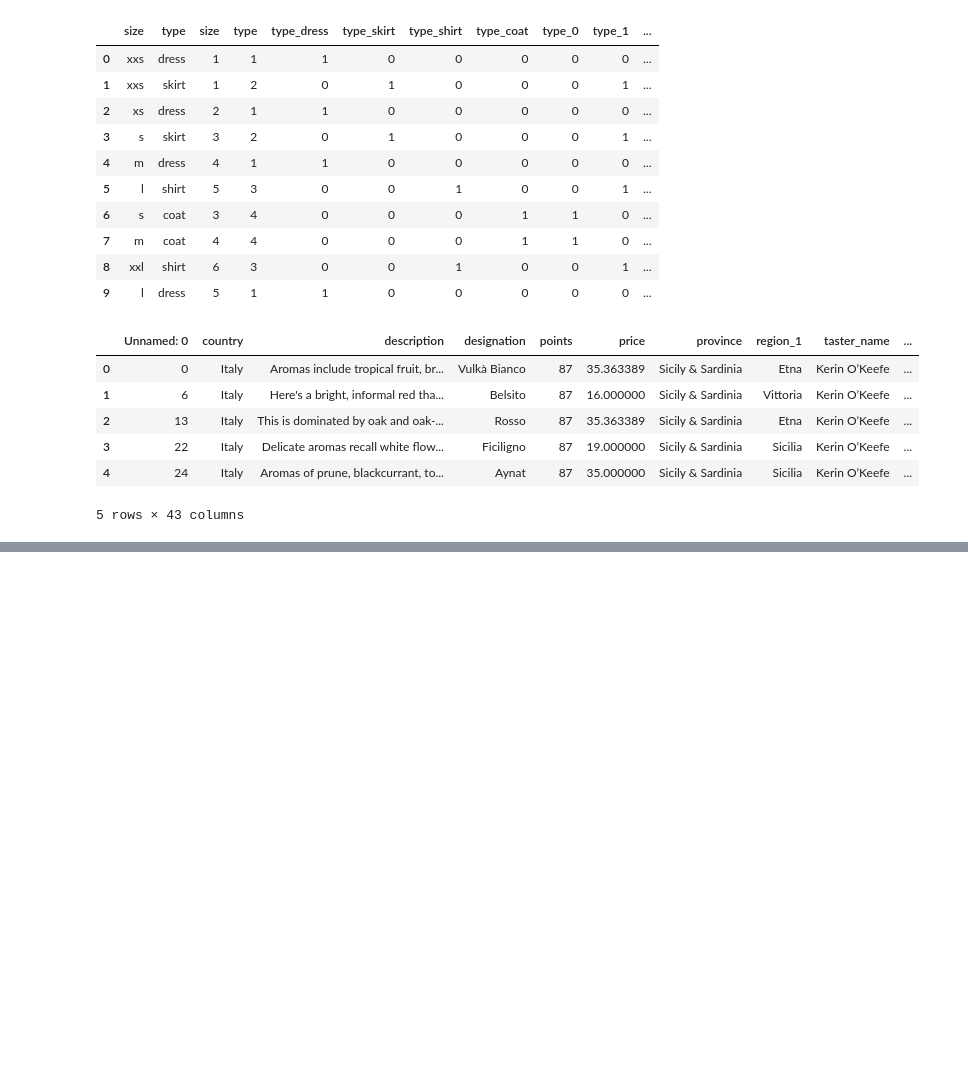
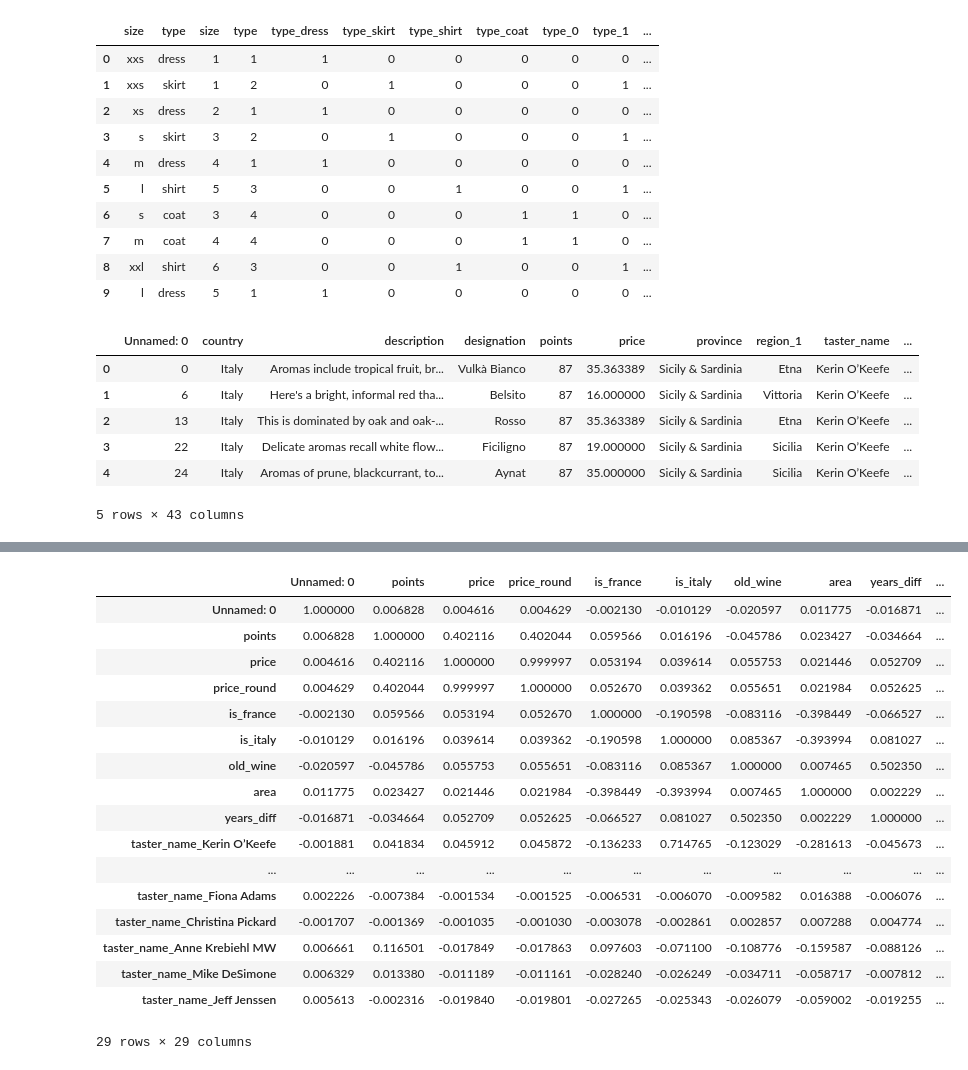
Before and after one commit to madskillskill/sf_data_science, a Jupyter notebook: EDA-3/wine.ipynb, the cells around one changed output, grey strips where cells are left out. Cells and saved outputs as stored; diff of their text form; code cells hidden in the pictures; blank space fills up the shorter version.

```diff
--- a/EDA-3/wine.ipynb
+++ b/EDA-3/wine.ipynb
@@ -339,0 +377,21 @@ df.head()
+# %%
+display(df.corr(method='pearson'))
+# %% [output]
+|  | Unnamed: 0 | points | price | price_round | is_france | is_italy | old_wine | area | years_diff | ... |
+| Unnamed: 0 | 1.000000 | 0.006828 | 0.004616 | 0.004629 | -0.002130 | -0.010129 | -0.020597 | 0.011775 | -0.016871 | ... |
+| points | 0.006828 | 1.000000 | 0.402116 | 0.402044 | 0.059566 | 0.016196 | -0.045786 | 0.023427 | -0.034664 | ... |
+| price | 0.004616 | 0.402116 | 1.000000 | 0.999997 | 0.053194 | 0.039614 | 0.055753 | 0.021446 | 0.052709 | ... |
+| price_round | 0.004629 | 0.402044 | 0.999997 | 1.000000 | 0.052670 | 0.039362 | 0.055651 | 0.021984 | 0.052625 | ... |
+| is_france | -0.002130 | 0.059566 | 0.053194 | 0.052670 | 1.000000 | -0.190598 | -0.083116 | -0.398449 | -0.066527 | ... |
+| is_italy | -0.010129 | 0.016196 | 0.039614 | 0.039362 | -0.190598 | 1.000000 | 0.085367 | -0.393994 | 0.081027 | ... |
+| old_wine | -0.020597 | -0.045786 | 0.055753 | 0.055651 | -0.083116 | 0.085367 | 1.000000 | 0.007465 | 0.502350 | ... |
+| area | 0.011775 | 0.023427 | 0.021446 | 0.021984 | -0.398449 | -0.393994 | 0.007465 | 1.000000 | 0.002229 | ... |
+| years_diff | -0.016871 | -0.034664 | 0.052709 | 0.052625 | -0.066527 | 0.081027 | 0.502350 | 0.002229 | 1.000000 | ... |
+| taster_name_Kerin O’Keefe | -0.001881 | 0.041834 | 0.045912 | 0.045872 | -0.136233 | 0.714765 | -0.123029 | -0.281613 | -0.045673 | ... |
+| ... | ... | ... | ... | ... | ... | ... | ... | ... | ... | ... |
+| taster_name_Fiona Adams | 0.002226 | -0.007384 | -0.001534 | -0.001525 | -0.006531 | -0.006070 | -0.009582 | 0.016388 | -0.006076 | ... |
+| taster_name_Christina Pickard | -0.001707 | -0.001369 | -0.001035 | -0.001030 | -0.003078 | -0.002861 | 0.002857 | 0.007288 | 0.004774 | ... |
+| taster_name_Anne Krebiehl MW | 0.006661 | 0.116501 | -0.017849 | -0.017863 | 0.097603 | -0.071100 | -0.108776 | -0.159587 | -0.088126 | ... |
+| taster_name_Mike DeSimone | 0.006329 | 0.013380 | -0.011189 | -0.011161 | -0.028240 | -0.026249 | -0.034711 | -0.058717 | -0.007812 | ... |
+| taster_name_Jeff Jenssen | 0.005613 | -0.002316 | -0.019840 | -0.019801 | -0.027265 | -0.025343 | -0.026079 | -0.059002 | -0.019255 | ... |
+29 rows × 29 columns
```
Also changed, not shown: parts of 14 cells of this notebook, 5 other files.
